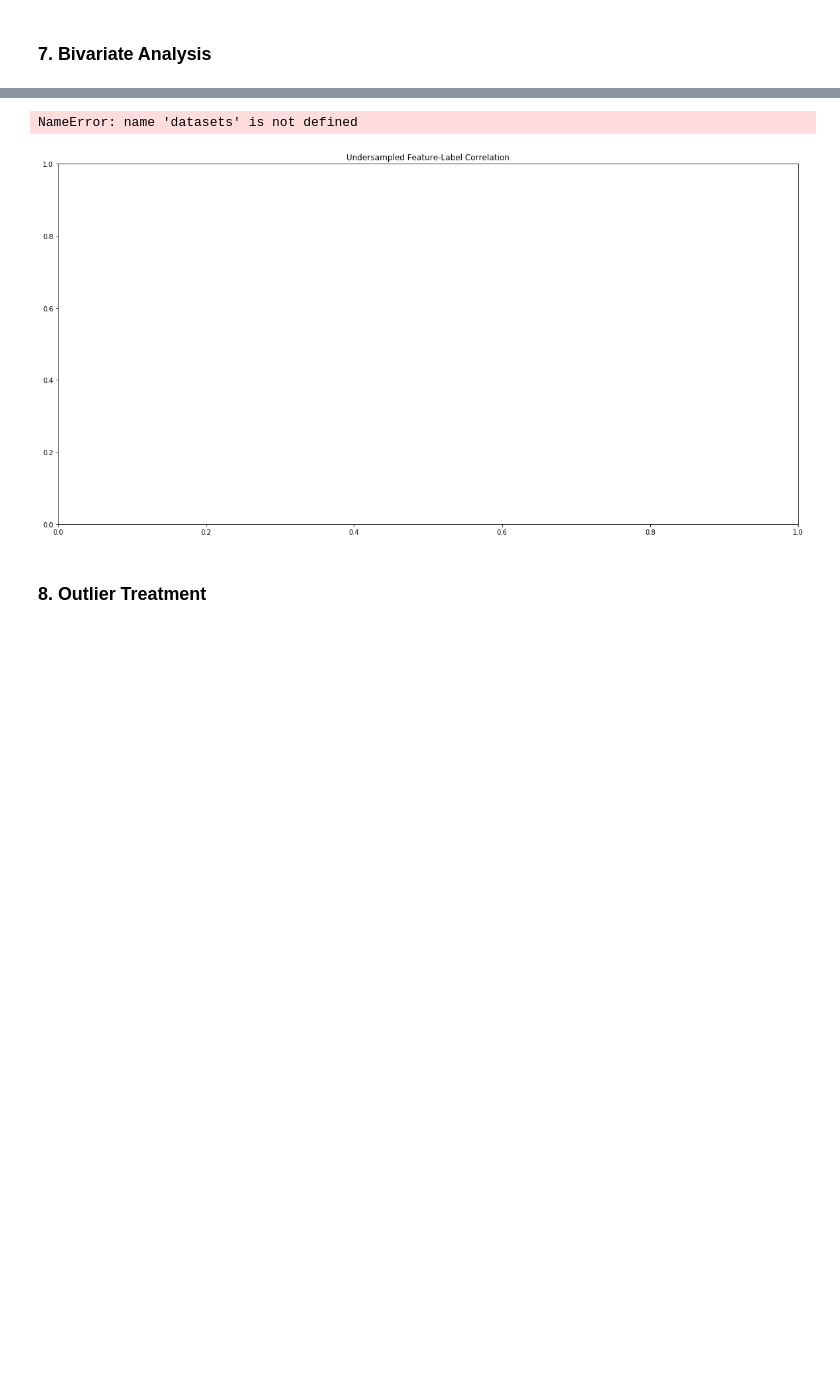
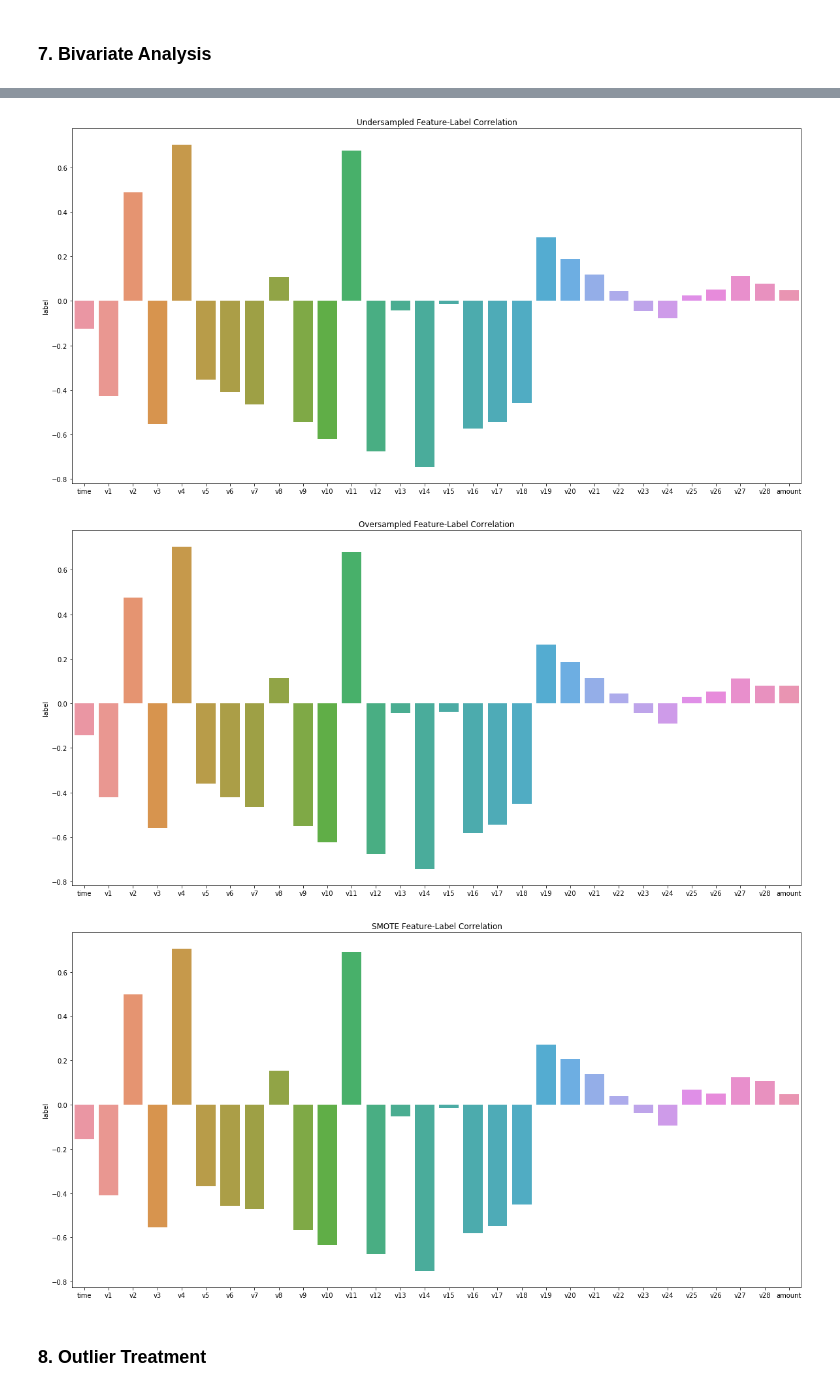
Before and after one commit to tobyzl2/Credit-Card-Fraud-Classification, a Jupyter notebook: credit_card_fraud_classification.ipynb, the cells around one changed output, grey strips where cells are left out. Saved outputs shown, nothing was run; the diff lists cells and outputs as text; code cells hidden in the pictures; blank space fills up the shorter version.

```diff
--- a/credit_card_fraud_classification.ipynb
+++ b/credit_card_fraud_classification.ipynb
@@ -87,6 +87,8 @@ dataset["amount"].mask(dataset["amount"] == 0, mean, inplace=True)
 
 # Sanity check
 print("Zero amount count: {}".format(((dataset.amount == 0).astype(int)).sum()))
+
+dataset.reset_index(drop=True, inplace=True)
 # %% [output]
 Zero amount count: 0
 # %% [markdown]
@@ -118,6 +120,8 @@ dataset.drop_duplicates(inplace=True)
 
 # Duplicate drop sanity check
 print("Duplicates: {}".format(dataset.duplicated().sum()))
+
+dataset.reset_index(drop=True, inplace=True)
 # %% [output]
 Duplicates: 0
 # %% [markdown]
@@ -153,7 +157,7 @@ In this dataset, there are significantly more nonfradulent data, making this an
 # %%
 from sklearn.model_selection import train_test_split
 
-train_features, test_features, train_labels, test_labels = train_test_split(dataset.drop("label", axis = 1), dataset[["label"]], test_size = 0.1)
+train_features, test_features, train_labels, test_labels = train_test_split(dataset.drop("label", axis = 1), dataset[["label"]], test_size = 0.01)
 # %% [markdown]
 ### 6. Feature Scaling
 # %%
@@ -164,8 +168,8 @@ scaler = StandardScaler()
 scaler.fit(train_features)
 
 # Normalize the training and testing features using training mean and std
-train_features = pd.DataFrame(scaler.transform(train_features), columns = train_features.columns)
-test_features = pd.DataFrame(scaler.transform(test_features), columns = test_features.columns)
+train_features = pd.DataFrame(scaler.transform(train_features), index = train_features.index, columns = train_features.columns)
+test_features = pd.DataFrame(scaler.transform(test_features), index = test_features.index, columns = test_features.columns)
 # %%
 train_features.boxplot(figsize = (15,15)).set_title("Feature Distributions")
 plt.show()
@@ -274,13 +278,14 @@ for name, features in train_features_dict.items():
 # %%
 # Feature-label correlation barplot
 for name, dataset in train_datasets_dict.items():
     plt.figure(figsize=(20, 10))
     plt.title("{} Feature-Label Correlation".format(name))
-    sns.barplot(datasets.drop("label", axis = 1).columns, dataset.corr()["label"].iloc[:-1])
+    sns.barplot(dataset.drop("label", axis = 1).columns, dataset.corr()["label"].iloc[:-1])
     plt.show()
 # %% [output]
-NameError: name 'datasets' is not defined
-[figure, old version]
+[figure, new version]
+[figure, added]
+[figure, added]
 # %% [markdown]
 ### 8. Outlier Treatment
 # %%
```
Also changed, not shown: parts of 10 cells of this notebook.
